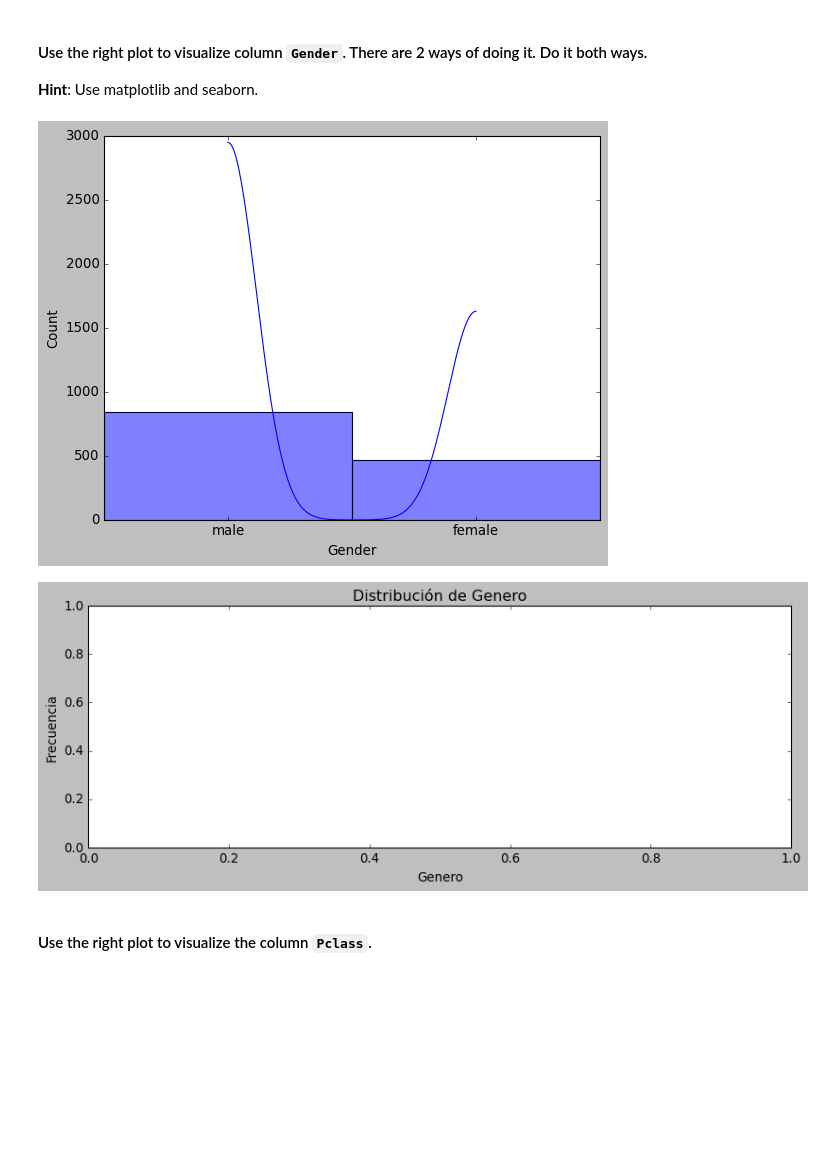
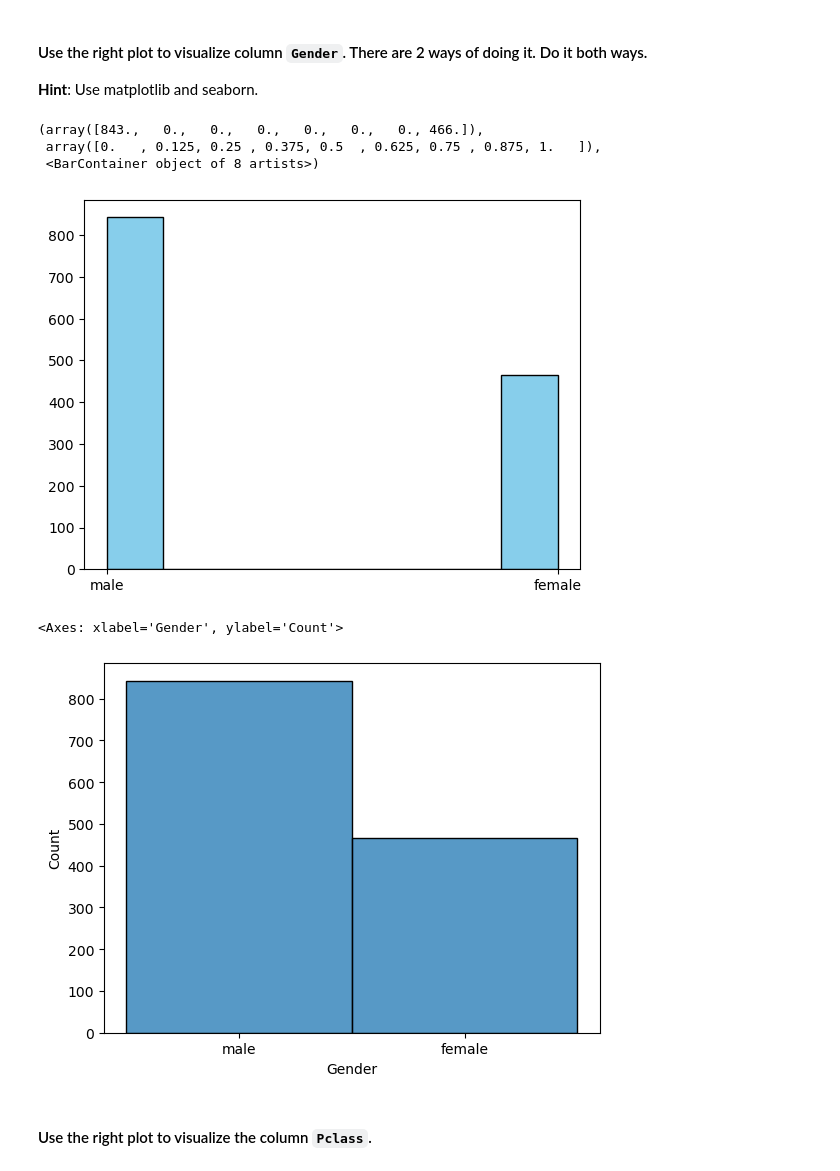
Before and after one commit to Ironhack-Data-Madrid-Octubre-2023/5.2-lab_matplotlib_seaborn, a Jupyter notebook: your-code/main.ipynb, the cells around one changed output. Saved outputs shown, nothing was run; the diff lists cells and outputs as text; code cells hidden in the pictures; blank space fills up the shorter version.

```diff
--- a/your-code/main.ipynb
+++ b/your-code/main.ipynb
@@ -185,25 +213,25 @@ plt.show()
+# %%
+# Method 1 - matplotlib
+# your code here
+
+# Crear un histograma de la columna 'age' utilizando Matplotlib
+
+plt.hist(titanic['Gender'], bins=8, color='skyblue', edgecolor='black')
+# %% [output]
+(array([843.,   0.,   0.,   0.,   0.,   0.,   0., 466.]),
+ array([0.   , 0.125, 0.25 , 0.375, 0.5  , 0.625, 0.75 , 0.875, 1.   ]),
+ <BarContainer object of 8 artists>)
+[figure, added]
 # %%
 # Method 2 - seaborn
 # your code here
 
 # your code here
 # Crear un histograma de la columna 'age' utilizando Seaborn
-sns.histplot(data=titanic, x='Gender', kde=True, bins=20)  # kde=True agrega una estimación de la densidad
-
-# tamaño de la figura
-
-plt.figure(figsize=(12, 4))
-
-# Personaliza el título y etiquetas de los ejes
-plt.title("Distribución de Genero")
-plt.xlabel("Genero")
-plt.ylabel("Frecuencia")
-
-# Muestra el histograma
-plt.show()
+sns.histplot(data=titanic, x='Gender', bins=30)
 # %% [output]
+<Axes: xlabel='Gender', ylabel='Count'>
-[figure, old version]
+[figure, new version]
-[figure, removed]
 # %% [markdown]
 #### Use the right plot to visualize the column `Pclass`.
 # %%
```
Also changed, not shown: parts of 11 cells of this notebook.
